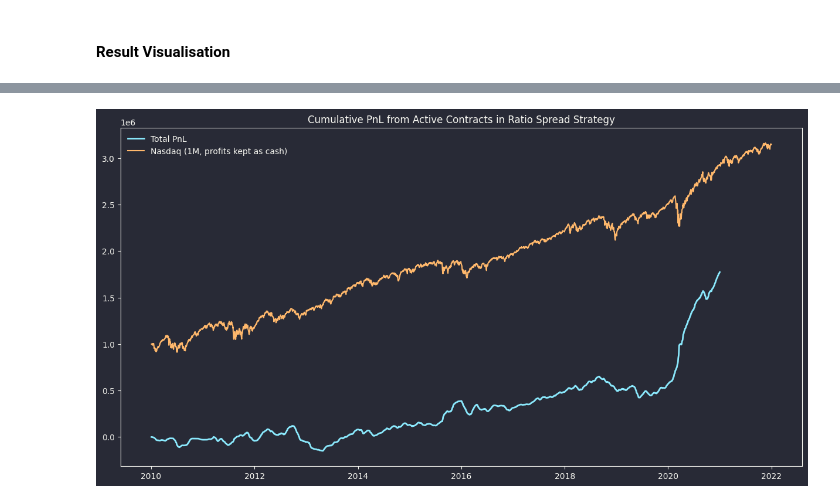
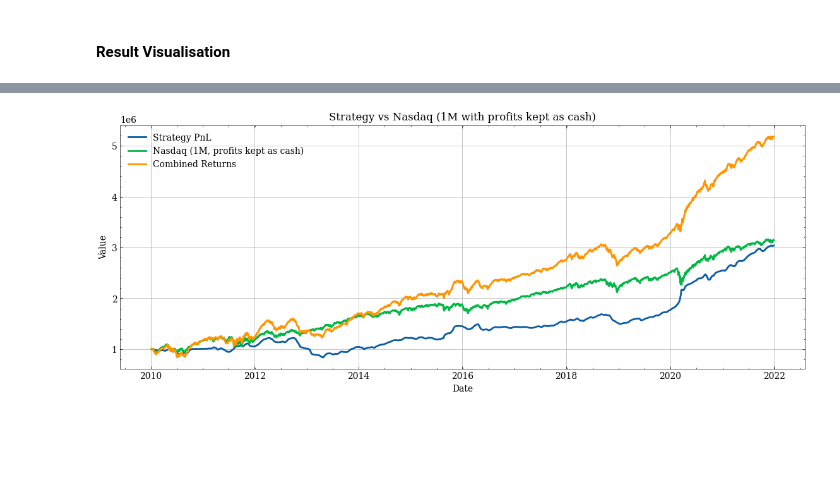
Before and after one commit to cja119/options_wizard, a Jupyter notebook: notebooks/ratio_spread.ipynb, the cells around one changed output, grey strips where cells are left out. Saved outputs shown, nothing was run; the diff lists cells and outputs as text; code cells hidden in the pictures; blank space fills up the shorter version.

```diff
--- a/notebooks/ratio_spread.ipynb
+++ b/notebooks/ratio_spread.ipynb
@@ -16,7 +16,7 @@ The entire execution pipeline is handled via the DataManager class, so we just a
 # %%
 import options_wizard as ow
 import pandas as pd
-
+tick = "^IXIC"
 universe = ow.Universe()
 universe.top_constituents(10)
 universe.check_ticks()
@@ -61,14 +92,23 @@ Deferring method multi_stock for all stocksAnalysis crashed for CMCSK, reattempt
 import yfinance as yf
 import pandas as pd
 import matplotlib.pyplot as plt
+import numpy as np
+import matplotx
+import scienceplots
+import matplotlib as mpl
+
+plt.style.use('science')
+mpl.rcParams['text.usetex'] = False
 
 # ----------------------------
 # Load Nasdaq and scale to 1M initial
 # ----------------------------
-nasdaq = yf.Ticker("^IXIC").history(
+nasdaq = yf.Ticker(tick).history(
     start="2010-01-01",
-    end="2021-12-31",
-    interval="1d"
+    end="2022-01-01",
+    interval="1d",
+    auto_adjust=False,
+
 )['Close']
 
 nasdaq_scaled = nasdaq / nasdaq.iloc[0] * 1_000_000
@@ -106,9 +146,5 @@ plt.show()
 # %%
-import numpy as np
-import matplotlib.pyplot as plt
-import matplotx
 
-plt.style.use(matplotx.styles.dracula)
 
 pos_val = data_manager.combined_outputs['multi_stock']['equity_obj'].apply(
     lambda x: sum(
@@ -131,20 +167,23 @@ pnl_longs = data_manager.combined_outputs['multi_stock']['equity_obj'].apply(
     )
 )
 
-
+pos_val.index = pos_val.index.tz_localize('America/New_York')
 # ---- align indices ----
-aligned = pd.concat([pos_val.cumsum(), baseline], axis=1, join="inner")
+aligned = pd.concat([pos_val.cumsum(), baseline], axis=1, join="outer")
+#aligned = aligned[aligned.index < pd.Timestamp("2020-01-01").tz_localize('America/New_York')]
 aligned.columns = ["strategy", "nasdaq"]
 
 # ---- combined returns (strategy + nasdaq) ----
 aligned["combined"] = aligned["strategy"] + aligned["nasdaq"]
 
 # ---- plot ----
-plt.figure(figsize=(14, 7))
+plt.figure(figsize=(14, 5))
 
-plt.plot(aligned.index, aligned["strategy"], label="Strategy PnL", linewidth=2)
+#
+#
+plt.plot(aligned.index, aligned["strategy"] + 1_000_000, label="Strategy PnL", linewidth=2)
 plt.plot(aligned.index, aligned["nasdaq"], label="Nasdaq (1M, profits kept as cash)", linewidth=2)
-plt.plot(aligned.index, aligned["combined"], label="Combined Returns", linewidth=2, linestyle="--")
+plt.plot(aligned.index, aligned["combined"], label="Combined Returns", linewidth=2)
 
 plt.title("Strategy vs Nasdaq (1M with profits kept as cash)")
 plt.xlabel("Date")
@@ -152,4 +191,60 @@ plt.ylabel("Value")
 plt.grid(True)
 plt.legend()
 plt.show()
+
+
+
+strategy_equity = aligned["strategy"] + 1_000_000
+nasdaq_equity = aligned["nasdaq"]
+comb_equity = aligned["combined"]
+
+strategy_drawdown = strategy_equity.div(1_000_000).sub(strategy_equity.cummax()/1_000_000)
+nasdaq_drawdown = nasdaq_equity.div(1_000_000).sub(nasdaq_equity.cummax()/1_000_000)
+combined_drawdown = (aligned["strategy"] + aligned["nasdaq"]).div(1_000_000).sub((aligned["strategy"] + aligned["nasdaq"]).cummax()/1_000_000)
+
+strategy_mdd_date = strategy_drawdown.idxmin()
+nasdaq_mdd_date = nasdaq_drawdown.idxmin()
+combined_mdd_date = combined_drawdown.idxmin()
+
+fig, ax = plt.subplots(figsize=(14, 5))
+ax.plot(strategy_drawdown.index, strategy_drawdown, label="Strategy Drawdown", color="tab:blue")
+ax.plot(nasdaq_drawdown.index, nasdaq_drawdown, label="Nasdaq Drawdown", color="tab:orange")
+ax.plot(aligned.index, combined_drawdown, label="Combined Drawdown", linestyle="--", color="tab:green")
+ax.axhline(0, color="gray", linewidth=1, linestyle="--")
+
+ax.scatter(strategy_mdd_date, strategy_drawdown.loc[strategy_mdd_date], color="tab:blue")
+ax.scatter(nasdaq_mdd_date, nasdaq_drawdown.loc[nasdaq_mdd_date], color="tab:orange")
+ax.scatter(combined_mdd_date,combined_drawdown.loc[combined_mdd_date], color="tab:green")
+
+ax.annotate(
+    f"{strategy_drawdown.loc[strategy_mdd_date]:.1%}",
+    xy=(strategy_mdd_date, strategy_drawdown.loc[strategy_mdd_date]),
+    xytext=(10, -20),
+    textcoords="offset points",
+    arrowprops=dict(arrowstyle="->", color="tab:blue"),
+    color="tab:blue"
+)
+ax.annotate(
+    f"{nasdaq_drawdown.loc[nasdaq_mdd_date]:.1%}",
+    xy=(nasdaq_mdd_date, nasdaq_drawdown.loc[nasdaq_mdd_date]),
+    xytext=(10, 20),
+    textcoords="offset points",
+    arrowprops=dict(arrowstyle="->", color="tab:orange"),
+    color="tab:orange"
+)
+ax.annotate(
+    f"{combined_drawdown.loc[combined_mdd_date]:.1%}",
+    xy=(combined_mdd_date, combined_drawdown.loc[combined_mdd_date]),
+    xytext=(10, -20),
+    textcoords="offset points",
+    arrowprops=dict(arrowstyle="->", color="tab:green"),
+    color="tab:green"
+)
+
+ax.set_title("Drawdown Comparison (Relative to 1M)")
+ax.set_xlabel("Date")
+ax.set_ylabel("Drawdown")
+ax.grid(True, linestyle="--", alpha=0.3)
+ax.legend(frameon=False)
+fig.tight_layout()
 # %% [output]
@@ -157 +251 @@ plt.show()
-[figure, old version]
+[figure, new version]
```
Also changed, not shown: parts of 16 cells of this notebook, 12 other files.
